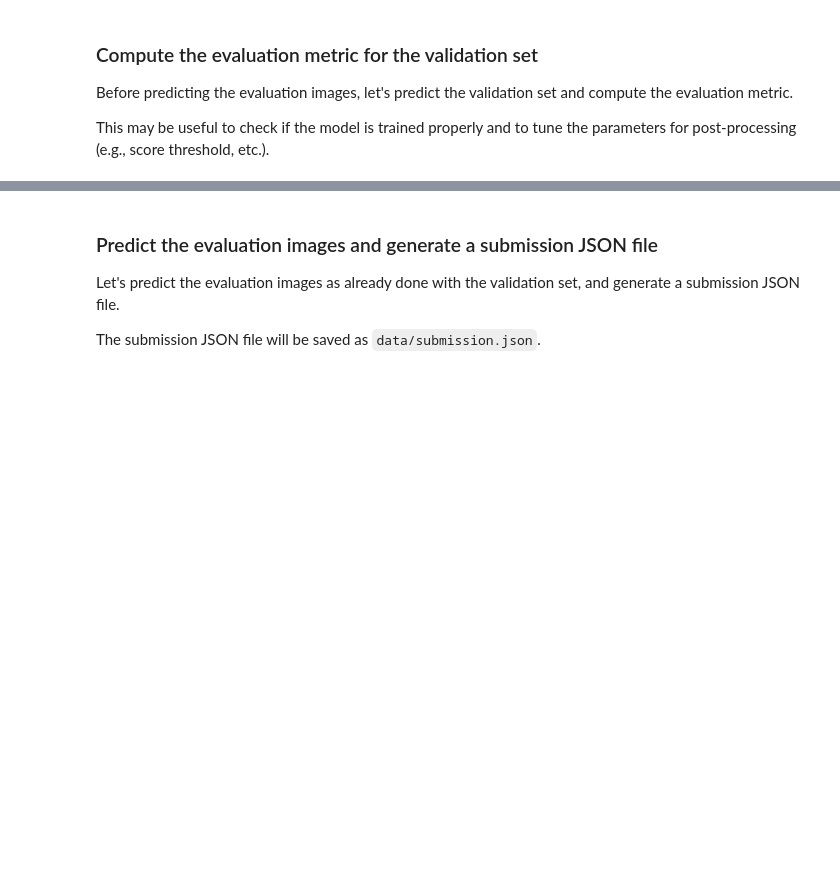
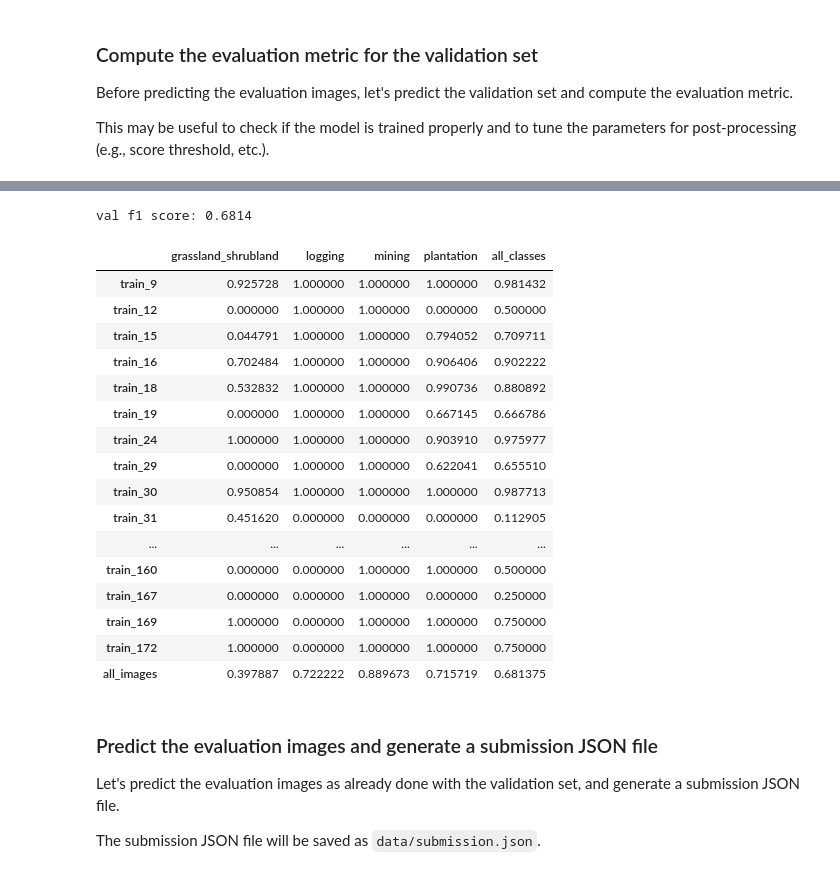
Before and after one commit to motokimura/solafune_deforestation_baseline, a Jupyter notebook: train_model.ipynb, the cells around one changed output, grey strips where cells are left out. Cells and saved outputs as stored; diff of their text form; code cells hidden in the pictures; blank space fills up the shorter version.

```diff
--- a/train_model.ipynb
+++ b/train_model.ipynb
@@ -250,19 +249,19 @@ class Model(pl.LightningModule):
         loss = torch.stack([x["loss"] for x in outputs]).mean()
         log("loss", loss, prog_bar=True)
 
-        # aggregate tp, fp, fn, tn to compose IoU score for each class
+        # aggregate tp, fp, fn, tn to compose F1 score for each class
         tp = torch.cat([x["tp"] for x in outputs])
         fp = torch.cat([x["fp"] for x in outputs])
         fn = torch.cat([x["fn"] for x in outputs])
         tn = torch.cat([x["tn"] for x in outputs])
 
-        iou_scores = {}
+        f1_scores = {}
         for i, class_name in enumerate(class_names):
-            iou_scores[class_name] = smp.metrics.iou_score(tp[:, i], fp[:, i], fn[:, i], tn[:, i], reduction="macro-imagewise")
-            log(f"iou/{class_name}", iou_scores[class_name], prog_bar=False)
+            f1_scores[class_name] = smp.metrics.f1_score(tp[:, i], fp[:, i], fn[:, i], tn[:, i], reduction="macro-imagewise")
+            log(f"f1/{class_name}", f1_scores[class_name], prog_bar=False)
 
-        iou_avg = torch.stack([v for v in iou_scores.values()]).mean()
-        log("iou", iou_avg, prog_bar=True)
+        f1_avg = torch.stack([v for v in f1_scores.values()]).mean()
+        log("f1", f1_avg, prog_bar=True)
 
     def on_train_epoch_end(self):
         self.shared_epoch_end(self.training_step_outputs, "train")
@@ -472,11 +468,10 @@ def run_inference(model, loader, pred_output_dir):
             )
 # %%
 # load best checkpoint and run inference on val-set
-
 del model
 
 model = Model()
-model.load_state_dict(torch.load(train_output_dir / "best_iou_05.ckpt")["state_dict"])
+model.load_state_dict(torch.load(train_output_dir / "best_f1_05.ckpt")["state_dict"])
 model = model.cuda()
 model.eval()
 
@@ -586,3 +480,67 @@ f1 scores:
+# %%
+def compute_f1_score(pred_mask, truth_mask):
+    # `pred_mask` is a binary numpy array of shape (H, W) = (1024, 1024)
+    # `truth_mask` is a binaru numpy array of shape (H, W) = (1024, 1024)
+    assert pred_mask.shape == (1024, 1024), f"{pred_mask.shape=}"
+    assert truth_mask.shape == (1024, 1024), f"{truth_mask.shape=}"
+
+    tp = ((pred_mask > 0) & (truth_mask > 0)).sum()
+    fp = ((pred_mask > 0) & (truth_mask == 0)).sum()
+    fn = ((pred_mask == 0) & (truth_mask > 0)).sum()
+    precision = tp / (tp + fp) if tp + fp > 0 else 1  # if no prediction, precision is considered as 1
+    recall = tp / (tp + fn) if tp + fn > 0 else 1  # if no ground truth, recall is considered as 1
+    f1 = 2 * precision * recall / (precision + recall) if precision + recall > 0 else 0  # if either precision or recall is 0, f1 is 0
+
+    return f1
+
+
+score_thresh = 0.5  # threshold to binarize the prediction mask
+min_area = 10000  # if the predicted area of a class is less than this, submit an zero mask because small predicted areas are often false positives
+
+val_f1_scores = {}
+for idx in sorted(val_indices):
+    fn = f"train_{idx}"
+    # prepare prediction mask
+    pred_mask = np.load(val_pred_dir / f"{fn}.npy")  # (4, 1024, 1024)
+    pred_mask = pred_mask > score_thresh  # binarize
+    # prepare ground truth mask
+    truth_mask = np.load(data_root / "train_masks" / f"{fn}.npy")  # (4, 1024, 1024)
+    # compute f1 score for each class
+    val_f1_scores[fn] = {}
+    for i, class_name in enumerate(class_names):
+        pred_for_a_class = pred_mask[i]
+        if pred_for_a_class.sum() < min_area:
+            pred_for_a_class = np.zeros_like(pred_for_a_class)  # set all to zero if the predicted area is less than `min_area`
+        val_f1_scores[fn][class_name] = compute_f1_score(pred_for_a_class, truth_mask[i])
+val_f1_scores = pd.DataFrame(val_f1_scores).T
+
+# add a column for average of all the 4 classes
+val_f1_scores["all_classes"] = val_f1_scores.mean(axis=1)
+# add a row for average of all the val images
+val_f1_scores.loc["all_images"] = val_f1_scores.mean()
+
+print(f"val f1 score: {val_f1_scores.loc['all_images', 'all_classes']:.4f}")
+
+val_f1_scores
+# %% [output]
+val f1 score: 0.6814
+|  | grassland_shrubland | logging | mining | plantation | all_classes |
+| train_9 | 0.925728 | 1.000000 | 1.000000 | 1.000000 | 0.981432 |
+| train_12 | 0.000000 | 1.000000 | 1.000000 | 0.000000 | 0.500000 |
+| train_15 | 0.044791 | 1.000000 | 1.000000 | 0.794052 | 0.709711 |
+| train_16 | 0.702484 | 1.000000 | 1.000000 | 0.906406 | 0.902222 |
+| train_18 | 0.532832 | 1.000000 | 1.000000 | 0.990736 | 0.880892 |
+| train_19 | 0.000000 | 1.000000 | 1.000000 | 0.667145 | 0.666786 |
+| train_24 | 1.000000 | 1.000000 | 1.000000 | 0.903910 | 0.975977 |
+| train_29 | 0.000000 | 1.000000 | 1.000000 | 0.622041 | 0.655510 |
+| train_30 | 0.950854 | 1.000000 | 1.000000 | 1.000000 | 0.987713 |
+| train_31 | 0.451620 | 0.000000 | 0.000000 | 0.000000 | 0.112905 |
+| ... | ... | ... | ... | ... | ... |
+| train_160 | 0.000000 | 0.000000 | 1.000000 | 1.000000 | 0.500000 |
+| train_167 | 0.000000 | 0.000000 | 1.000000 | 0.000000 | 0.250000 |
+| train_169 | 1.000000 | 0.000000 | 1.000000 | 1.000000 | 0.750000 |
+| train_172 | 1.000000 | 0.000000 | 1.000000 | 1.000000 | 0.750000 |
+| all_images | 0.397887 | 0.722222 | 0.889673 | 0.715719 | 0.681375 |
 # %% [markdown]
 ### Predict the evaluation images and generate a submission JSON file
 
```
Also changed, not shown: parts of 13 cells of this notebook, 1 other file.
